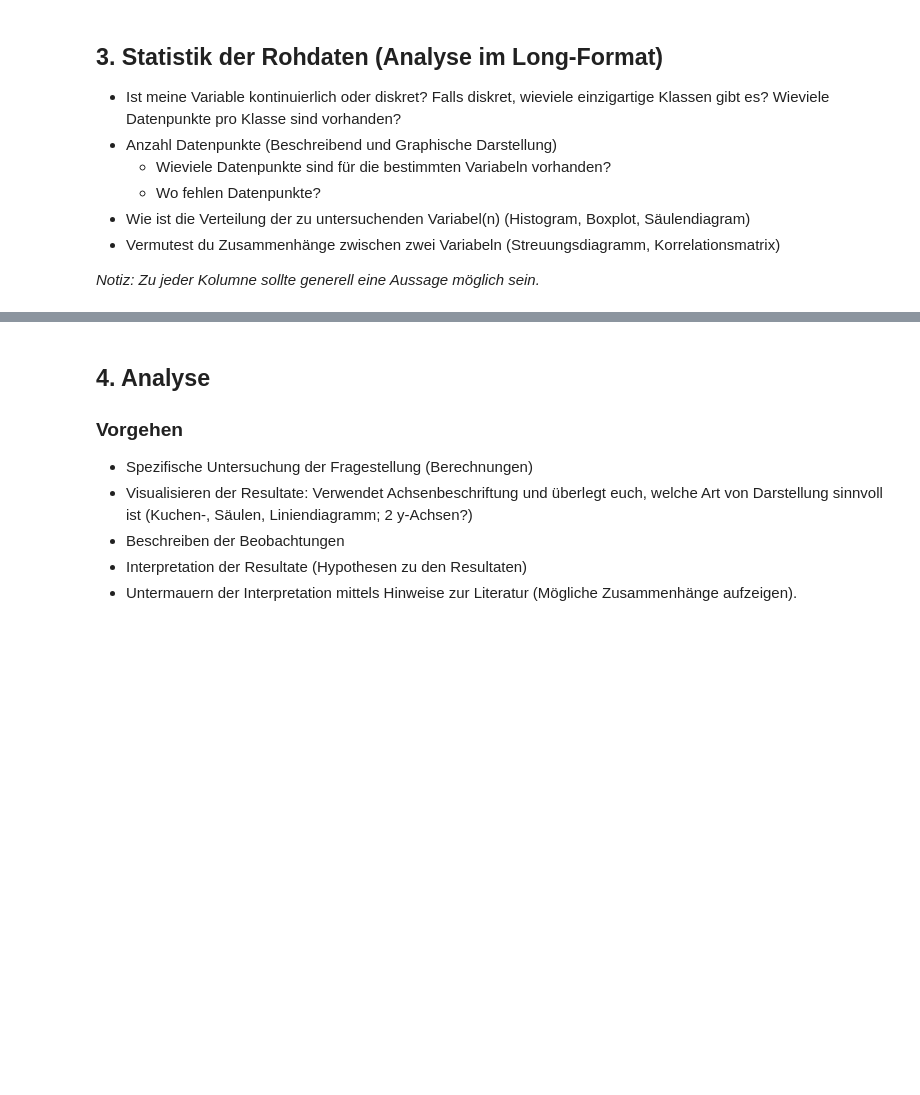
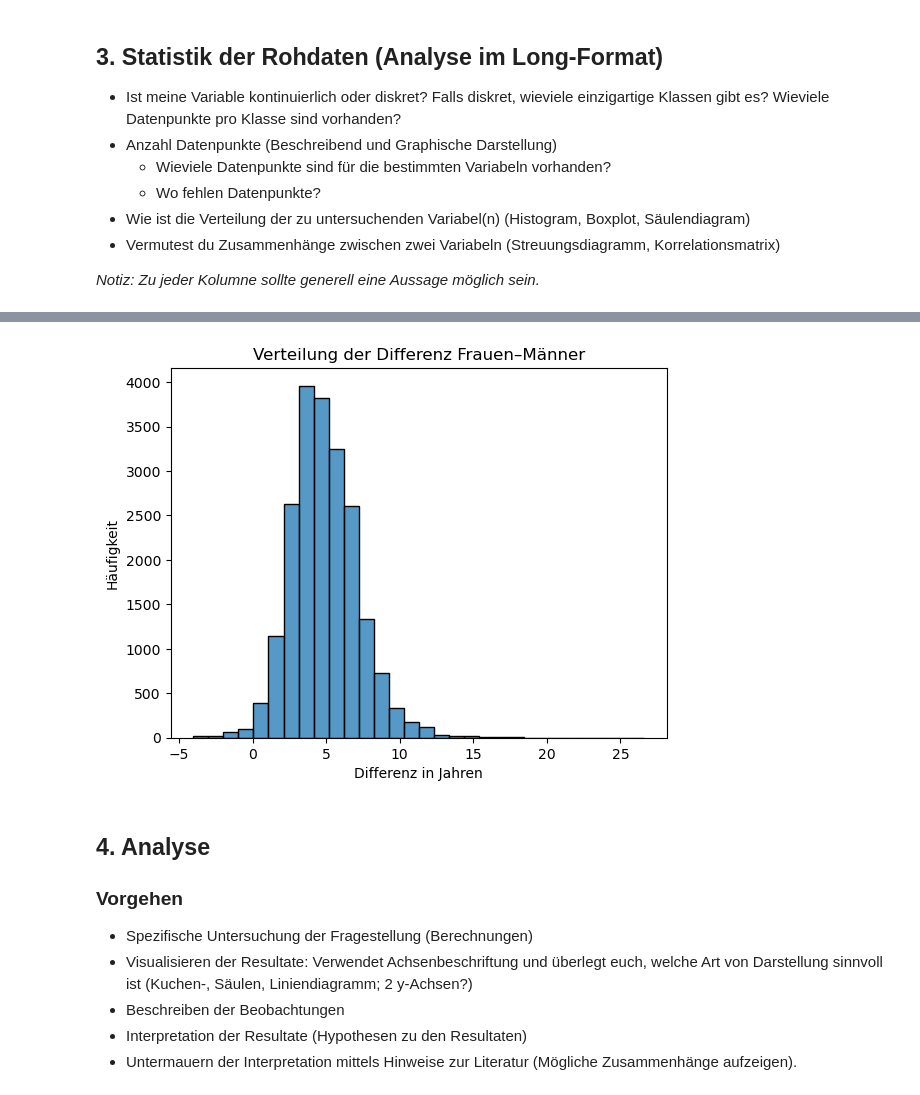
Before and after one commit to trifumar/LN-Informatik-, a Jupyter notebook: Python-LN.ipynb, the cells around one changed output, grey strips where cells are left out. Drawn from its saved outputs; the diff is of its cells as text; code cells hidden in the pictures; blank space fills up the shorter version.

```diff
--- a/Python-LN.ipynb
+++ b/Python-LN.ipynb
@@ -138,15 +214,16 @@ plot_sex_gap("Germany")
 # %%
 # 4. GESCHLECHTERUNTERSCHIED ANALYSIEREN
 
-df_gap = df.pivot_table(
-    index=["country", "year"],
-    columns="sex",
-    values="life_expectancy"
-).reset_index()
+# Reset index to make Entity, Year, Code regular columns
+df_reset = df.reset_index() if df.index.name else df.copy()
 
-df_gap["sex_gap"] = df_gap["female"] - df_gap["male"]
+# Calculate sex gap
+df_reset["sex_gap"] = df_reset["female"] - df_reset["male"]
 
 print("\n------ GRÖSSTE GESCHLECHTERUNTERSCHIEDE ------")
-print(df_gap.sort_values("sex_gap", ascending=False).head())
+print(df_reset.sort_values("sex_gap", ascending=False).head())
+
+print("\n------ DURCHSCHNITTLICHER UNTERSCHIED ------")
+print(f"Durchschnittlicher Gap: {df_reset['sex_gap'].mean():.2f} Jahre")
 # %% [output]
 ------ GRÖSSTE GESCHLECHTERUNTERSCHIEDE ------
@@ -193,3 +271,12 @@ sex  country  year  life_expectancy_female  life_expectancy_male  difference
+# %%
+# Histogramm der Differenzen
+sns.histplot(df_reset['sex_gap'], bins=30)
+plt.title("Verteilung der Differenz Frauen–Männer")
+plt.xlabel("Differenz in Jahren")
+plt.ylabel("Häufigkeit")
+plt.show()
+# %% [output]
+[figure, added]
 # %% [markdown]
 ## 4. Analyse
 
```
Also changed, not shown: parts of 16 cells of this notebook.
